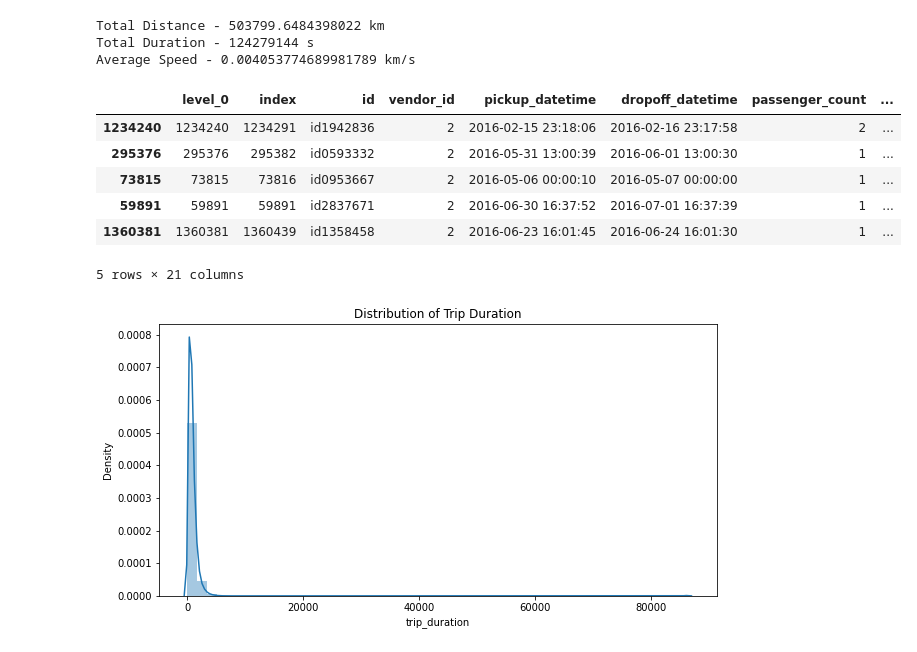
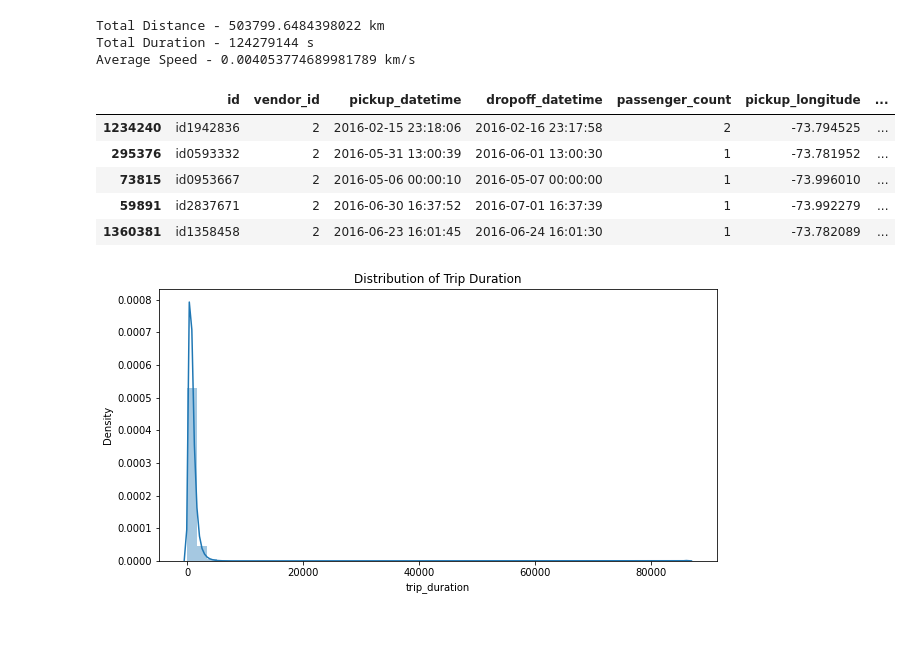
Before and after one commit to Prashant-Shaw/NYC-Taxi-Trip-Time-Prediction, a Jupyter notebook: NYC_Taxi_Trip_Time_Prediction_Capstone_Project.ipynb, the cells around one changed output. Drawn from its saved outputs; the diff is of its cells as text; code cells hidden in the pictures.

```diff
--- a/NYC_Taxi_Trip_Time_Prediction_Capstone_Project.ipynb
+++ b/NYC_Taxi_Trip_Time_Prediction_Capstone_Project.ipynb
@@ -226,7 +227,7 @@ In the column passenger_count for number of passengers 7, 8 & 9 there are only 3
 # %%
 #Dropping the rows where passenger_count is 7, 8 & 9.
 nyc_taxi_df=nyc_taxi_df[nyc_taxi_df['passenger_count']<7]
-nyc_taxi_df.reset_index(inplace = True)
+nyc_taxi_df.reset_index(inplace = True, drop = True)
 # %%
 #Checking the passenger_count feature after removing the outliers.
 nyc_taxi_df['passenger_count'].value_counts()
@@ -483,21 +484,20 @@ def change_trip_duration(speed, distance):
   return (int(duration))
 # %%
 #Changing the outliers for trip_duration
-nyc_taxi_df.reset_index(inplace = True)
+nyc_taxi_df.reset_index(inplace = True, drop = True)
 for rows in range(1,nyc_taxi_df.shape[0]):
   if nyc_taxi_df['trip_duration'][rows] > 1000000:
     nyc_taxi_df['trip_duration'][rows] = change_trip_duration(avg_speed, nyc_taxi_df['distance'][rows])
     #print (nyc_taxi_df['trip_duration'][i])
 
 nyc_taxi_df.sort_values(by = 'trip_duration', ascending = False).head()
 # %% [output]
-|  | level_0 | index | id | vendor_id | pickup_datetime | dropoff_datetime | passenger_count | ... |
-| 1234240 | 1234240 | 1234291 | id1942836 | 2 | 2016-02-15 23:18:06 | 2016-02-16 23:17:58 | 2 | ... |
-| 295376 | 295376 | 295382 | id0593332 | 2 | 2016-05-31 13:00:39 | 2016-06-01 13:00:30 | 1 | ... |
-| 73815 | 73815 | 73816 | id0953667 | 2 | 2016-05-06 00:00:10 | 2016-05-07 00:00:00 | 1 | ... |
-| 59891 | 59891 | 59891 | id2837671 | 2 | 2016-06-30 16:37:52 | 2016-07-01 16:37:39 | 1 | ... |
-| 1360381 | 1360381 | 1360439 | id1358458 | 2 | 2016-06-23 16:01:45 | 2016-06-24 16:01:30 | 1 | ... |
+|  | id | vendor_id | pickup_datetime | dropoff_datetime | passenger_count | pickup_longitude | ... |
+| 1234240 | id1942836 | 2 | 2016-02-15 23:18:06 | 2016-02-16 23:17:58 | 2 | -73.794525 | ... |
+| 295376 | id0593332 | 2 | 2016-05-31 13:00:39 | 2016-06-01 13:00:30 | 1 | -73.781952 | ... |
+| 73815 | id0953667 | 2 | 2016-05-06 00:00:10 | 2016-05-07 00:00:00 | 1 | -73.996010 | ... |
+| 59891 | id2837671 | 2 | 2016-06-30 16:37:52 | 2016-07-01 16:37:39 | 1 | -73.992279 | ... |
+| 1360381 | id1358458 | 2 | 2016-06-23 16:01:45 | 2016-06-24 16:01:30 | 1 | -73.782089 | ... |
-5 rows × 21 columns
 # %%
 #Checking the distribution of trip_duration again after removing the outliers.
 plt.figure(figsize=(10,5))
```
Also changed, not shown: parts of 19 cells of this notebook.
